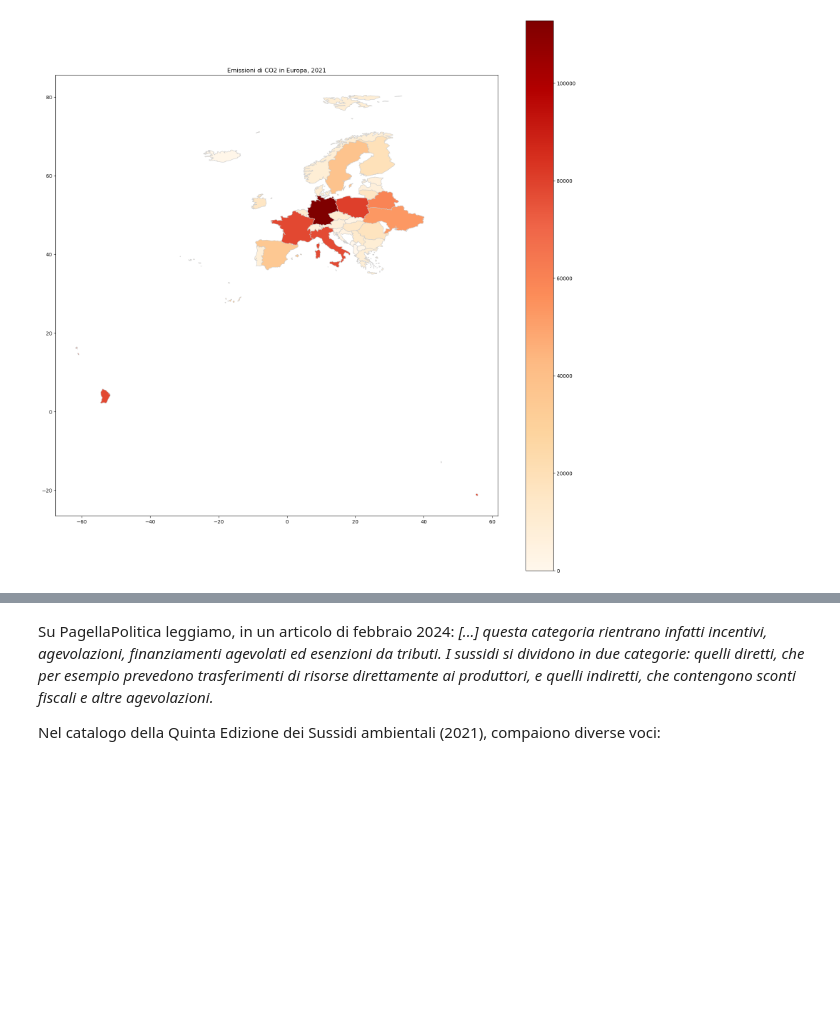
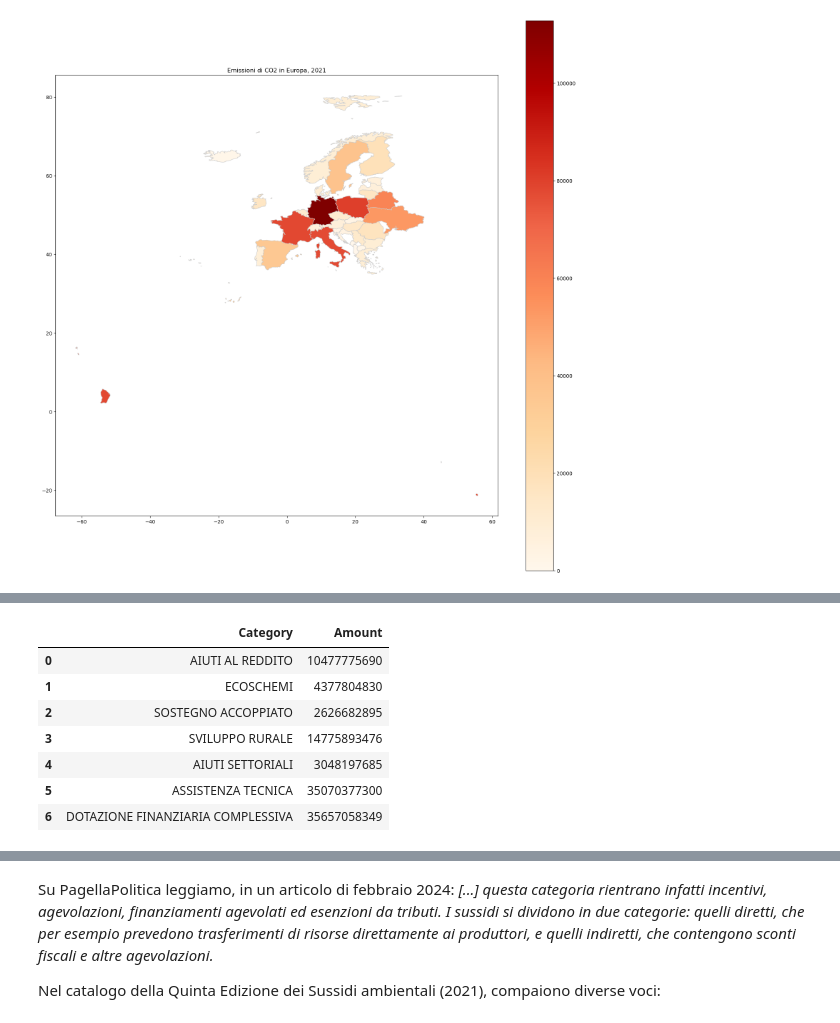
Before and after one commit to AntonioDonnangelo/italian_agriculture_and_protests_analysis, a Jupyter notebook: Italia e Green Deal/2 - Misure ambientali Ita.ipynb, the cells around one changed output, grey strips where cells are left out. Saved outputs shown, nothing was run; the diff lists cells and outputs as text; code cells hidden in the pictures; blank space fills up the shorter version.

```diff
--- a/Italia e Green Deal/2 - Misure ambientali Ita.ipynb
+++ b/Italia e Green Deal/2 - Misure ambientali Ita.ipynb
@@ -131,0 +347,12 @@ Secondo Alberto Mantino, presidente dell’Associazione italiana di agroforestaz
+# %%
+pac_it = pd.read_csv("totalcapitalia.csv")
+pac_it
+# %% [output]
+|  | Category | Amount |
+| 0 | AIUTI AL REDDITO | 10477775690 |
+| 1 | ECOSCHEMI | 4377804830 |
+| 2 | SOSTEGNO ACCOPPIATO | 2626682895 |
+| 3 | SVILUPPO RURALE | 14775893476 |
+| 4 | AIUTI SETTORIALI | 3048197685 |
+| 5 | ASSISTENZA TECNICA | 35070377300 |
+| 6 | DOTAZIONE FINANZIARIA COMPLESSIVA | 35657058349 |
```
Also changed, not shown: parts of 58 cells of this notebook.
